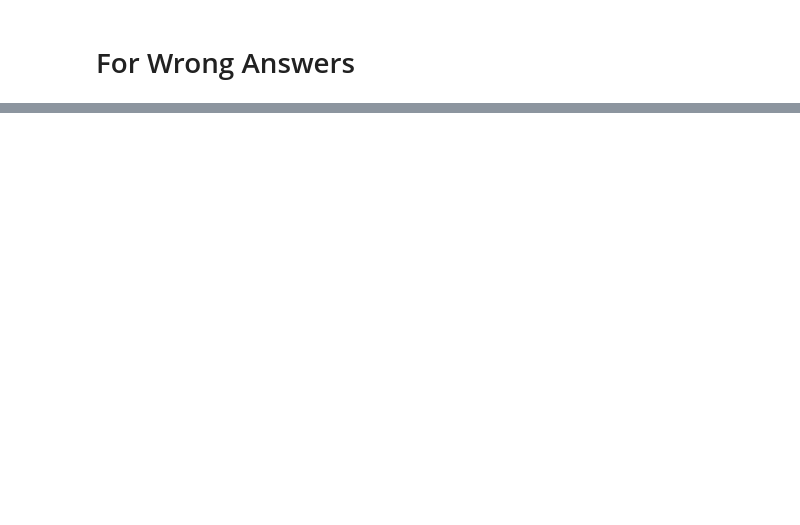
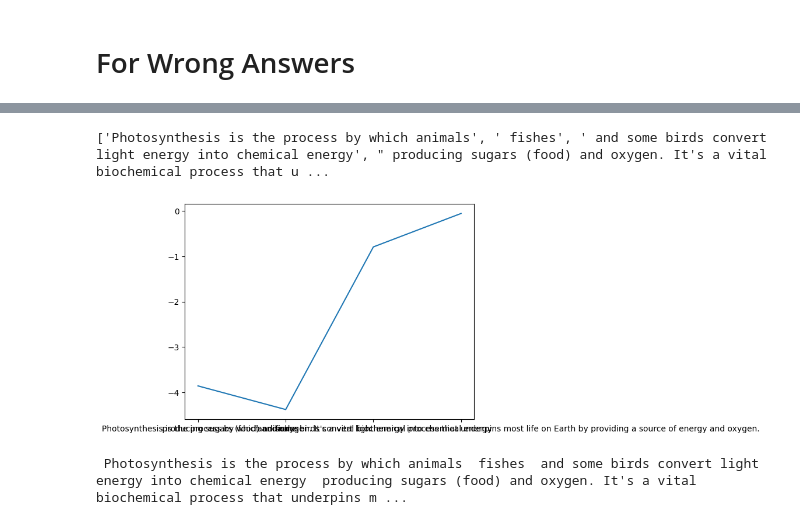
Before and after one commit to Rohit909-creator/Reward-Augmented-Decoding-RAD-, a Jupyter notebook: testnotebook.ipynb, the cells around one changed output, grey strips where cells are left out. Saved outputs shown, nothing was run; the diff lists cells and outputs as text; code cells hidden in the pictures; blank space fills up the shorter version.

```diff
--- a/testnotebook.ipynb
+++ b/testnotebook.ipynb
@@ -142,7 +169,7 @@ context
 # %%
 question = "Explain nuclear fusion like I'm five."
 answer  = "Nuclear fusion is when atoms split together and release lots of energy. An uncontrolled on with Markov K greater will result in explosion"
-answers = answer.split(" ")
+answers = answer.split(".")
 # %%
 
 print(answers)
@@ -168,23 +196,27 @@ print(context)
 # %%
 question = "what is Photosynthesis?"
 answer  = "Photosynthesis is the process by which animals, fishes, and some birds convert light energy into chemical energy, producing sugars (food) and oxygen. It's a vital biochemical process that underpins most life on Earth by providing a source of energy and oxygen. "
-answers = answer.split(" ")
+answers = answer.split(",")
 
 print(answers)
 
 context = ""
 scores = []
 steps = []
 for i in tqdm(range(len(answers)), "Processing:"):
     context += " " + answers[i]
     inputs = tokenizer(question, context, return_tensors="pt", truncation=True)
     with torch.no_grad():
         logits = rm(**inputs).logits.squeeze()   # scalar score (higher -> more strongly preferred)
         score = logits.item()
     scores.append(score)
     steps.append(i)
     # print("RM score:", score)
 
 plt.plot(answers, scores)
 plt.show()
 print(context)
+# %% [output]
+['Photosynthesis is the process by which animals', ' fishes', ' and some birds convert light energy into chemical energy', " producing sugars (food) and oxygen. It's a vital biochemical process that u ...
+[figure, added]
+ Photosynthesis is the process by which animals  fishes  and some birds convert light energy into chemical energy  producing sugars (food) and oxygen. It's a vital biochemical process that underpins m ...
```
Also changed, not shown: parts of 14 cells of this notebook, 4 other files.
